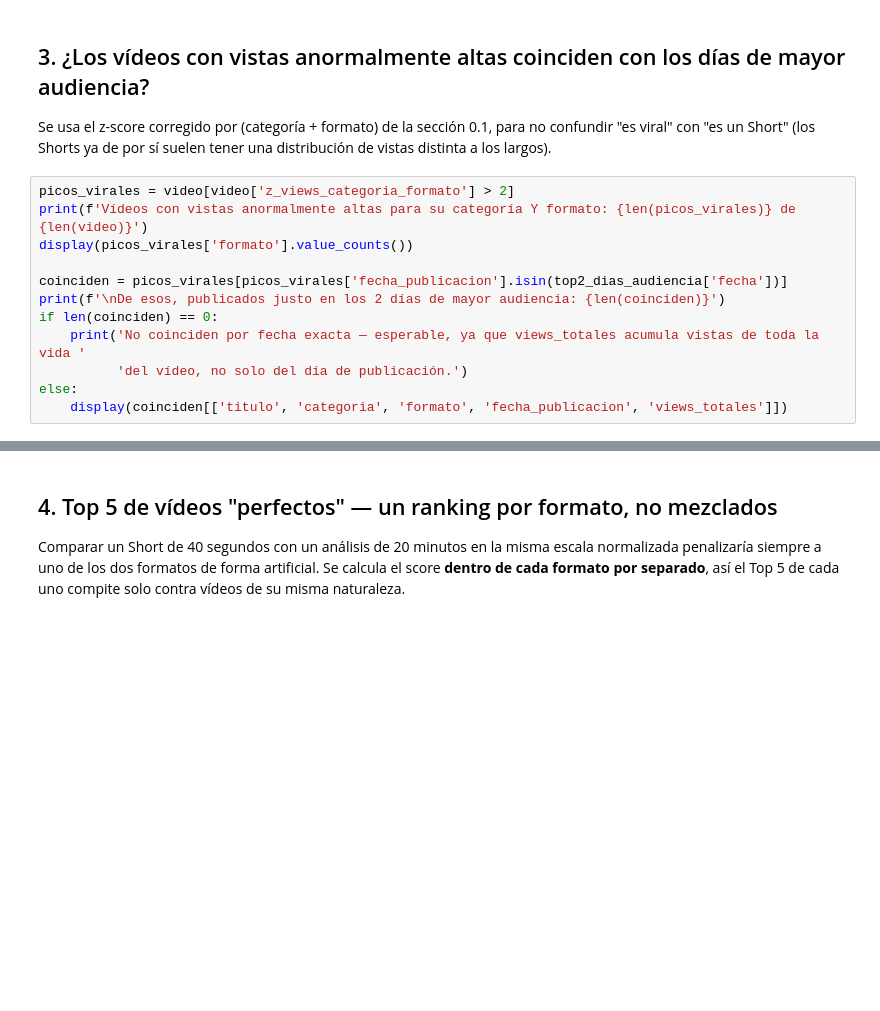
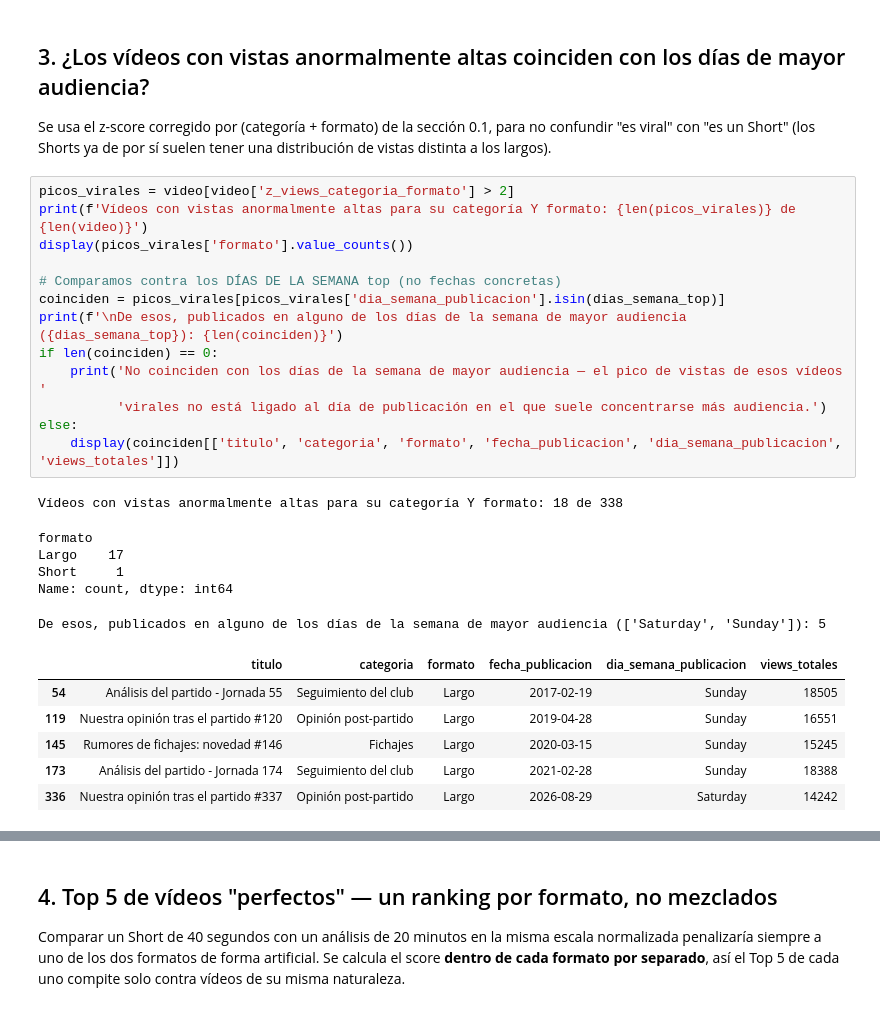
Before and after one commit to Dende8/GrowUP, a Jupyter notebook: notebooks/05_analisis_profundidad.ipynb, the cells around one changed output, grey strips where cells are left out. Drawn from its saved outputs; the diff is of its cells as text; blank space fills up the shorter version.

```diff
--- a/notebooks/05_analisis_profundidad.ipynb
+++ b/notebooks/05_analisis_profundidad.ipynb
@@ -157,15 +245,29 @@ Se usa el z-score corregido por (categoría + formato) de la sección 0.1, para
 # %%
 picos_virales = video[video['z_views_categoria_formato'] > 2]
 print(f'Vídeos con vistas anormalmente altas para su categoría Y formato: {len(picos_virales)} de {len(video)}')
 display(picos_virales['formato'].value_counts())
 
-coinciden = picos_virales[picos_virales['fecha_publicacion'].isin(top2_dias_audiencia['fecha'])]
-print(f'\nDe esos, publicados justo en los 2 días de mayor audiencia: {len(coinciden)}')
+# Comparamos contra los DÍAS DE LA SEMANA top (no fechas concretas)
+coinciden = picos_virales[picos_virales['dia_semana_publicacion'].isin(dias_semana_top)]
+print(f'\nDe esos, publicados en alguno de los días de la semana de mayor audiencia ({dias_semana_top}): {len(coinciden)}')
 if len(coinciden) == 0:
-    print('No coinciden por fecha exacta — esperable, ya que views_totales acumula vistas de toda la vida '
-          'del vídeo, no solo del día de publicación.')
+    print('No coinciden con los días de la semana de mayor audiencia — el pico de vistas de esos vídeos '
+          'virales no está ligado al día de publicación en el que suele concentrarse más audiencia.')
 else:
-    display(coinciden[['titulo', 'categoria', 'formato', 'fecha_publicacion', 'views_totales']])
+    display(coinciden[['titulo', 'categoria', 'formato', 'fecha_publicacion', 'dia_semana_publicacion', 'views_totales']])
+# %% [output]
+Vídeos con vistas anormalmente altas para su categoría Y formato: 18 de 338
+formato
+Largo    17
+Short     1
+Name: count, dtype: int64
+De esos, publicados en alguno de los días de la semana de mayor audiencia (['Saturday', 'Sunday']): 5
+|  | titulo | categoria | formato | fecha_publicacion | dia_semana_publicacion | views_totales |
+| 54 | Análisis del partido - Jornada 55 | Seguimiento del club | Largo | 2017-02-19 | Sunday | 18505 |
+| 119 | Nuestra opinión tras el partido #120 | Opinión post-partido | Largo | 2019-04-28 | Sunday | 16551 |
+| 145 | Rumores de fichajes: novedad #146 | Fichajes | Largo | 2020-03-15 | Sunday | 15245 |
+| 173 | Análisis del partido - Jornada 174 | Seguimiento del club | Largo | 2021-02-28 | Sunday | 18388 |
+| 336 | Nuestra opinión tras el partido #337 | Opinión post-partido | Largo | 2026-08-29 | Saturday | 14242 |
 # %%
 # Perfil de los vídeos virales, comparado con el resto — SIEMPRE dentro del mismo formato,
 # para que la diferencia observada sea sobre 'qué distingue a un viral', no sobre 'Shorts vs largos'.
```
Also changed, not shown: parts of 20 cells of this notebook, 1 other file.
